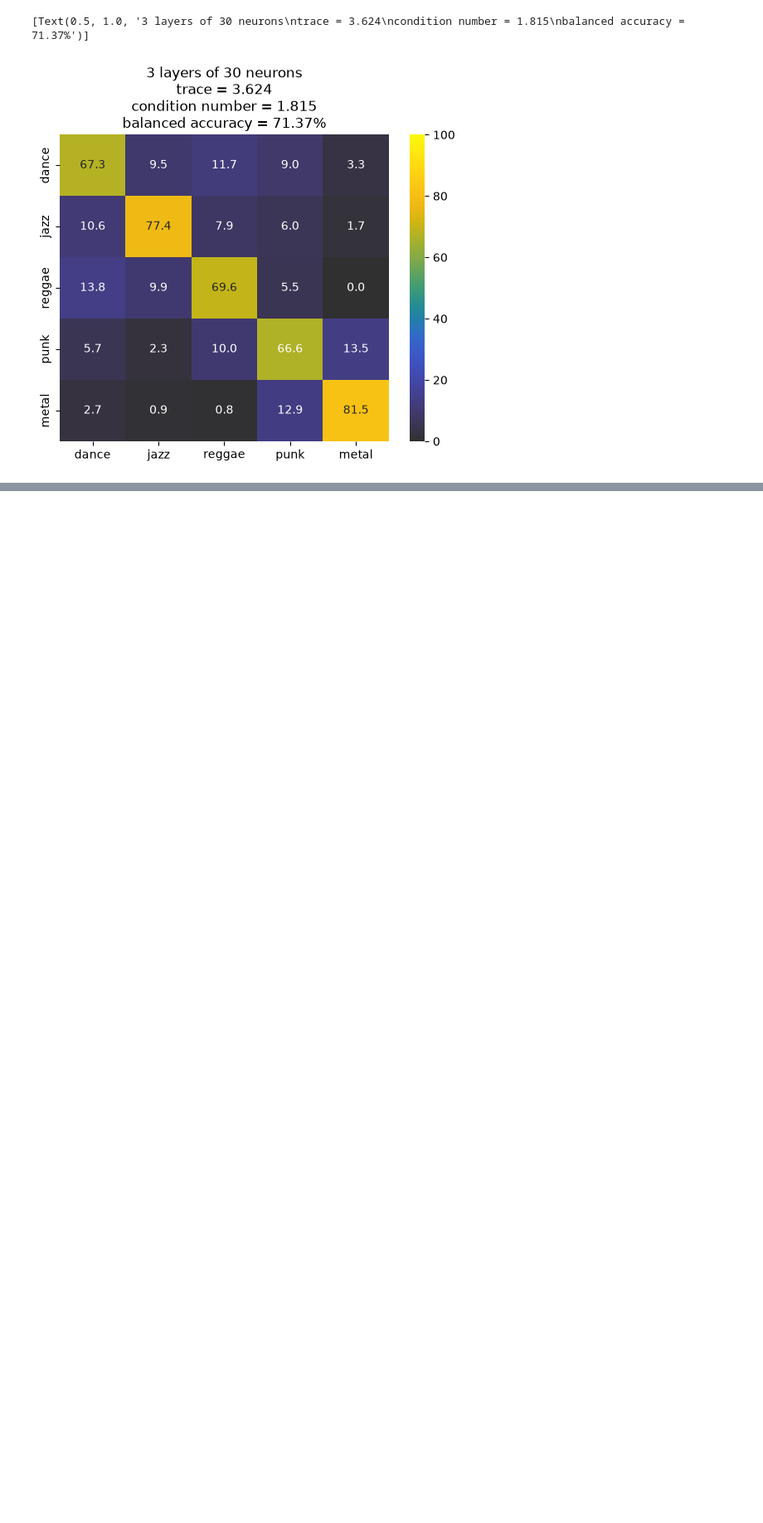
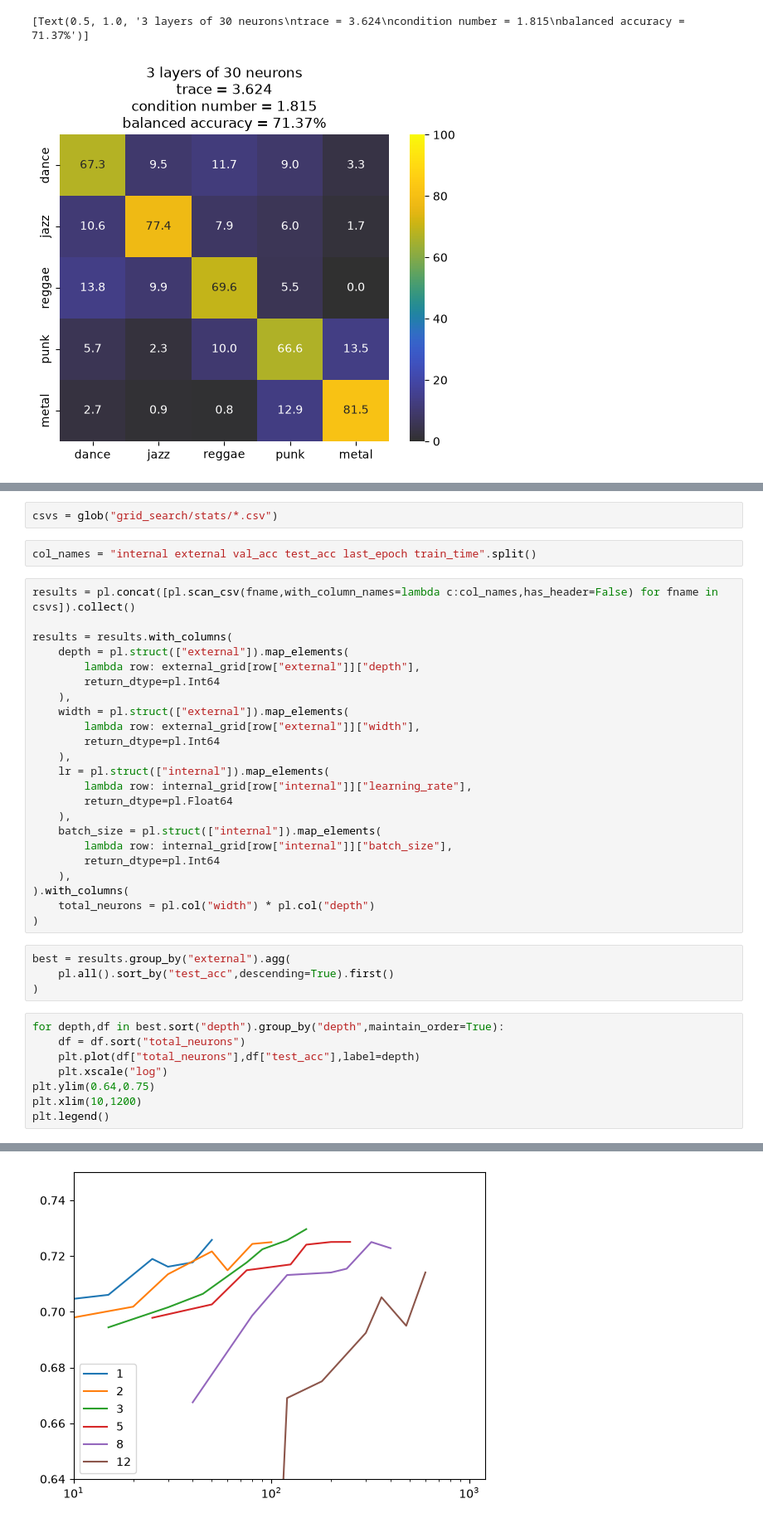
Before and after one commit to DANI2579/ML-2026, a Jupyter notebook: mlp_classifiers/T2.ipynb, the cells around one changed output, grey strips where cells are left out. Shown at 83% size. Saved outputs shown, nothing was run; the diff lists cells and outputs as text; blank space fills up the shorter version.

```diff
--- a/mlp_classifiers/T2.ipynb
+++ b/mlp_classifiers/T2.ipynb
@@ -392,0 +470,40 @@ L2_lambda = 3e-4
+# %%
+csvs = glob("grid_search/stats/*.csv")
+# %%
+col_names = "internal external val_acc test_acc last_epoch train_time".split()
+# %%
+results = pl.concat([pl.scan_csv(fname,with_column_names=lambda c:col_names,has_header=False) for fname in csvs]).collect()
+
+results = results.with_columns(
+    depth = pl.struct(["external"]).map_elements(
+        lambda row: external_grid[row["external"]]["depth"],
+        return_dtype=pl.Int64
+    ),
+    width = pl.struct(["external"]).map_elements(
+        lambda row: external_grid[row["external"]]["width"],
+        return_dtype=pl.Int64
+    ),
+    lr = pl.struct(["internal"]).map_elements(
+        lambda row: internal_grid[row["internal"]]["learning_rate"],
+        return_dtype=pl.Float64
+    ),
+    batch_size = pl.struct(["internal"]).map_elements(
+        lambda row: internal_grid[row["internal"]]["batch_size"],
+        return_dtype=pl.Int64
+    ),
+).with_columns(
+    total_neurons = pl.col("width") * pl.col("depth")
+)
+# %%
+best = results.group_by("external").agg(
+    pl.all().sort_by("test_acc",descending=True).first()
+)
+# %%
+for depth,df in best.sort("depth").group_by("depth",maintain_order=True):
+    df = df.sort("total_neurons")
+    plt.plot(df["total_neurons"],df["test_acc"],label=depth)
+    plt.xscale("log")
+plt.ylim(0.64,0.75)
+plt.xlim(10,1200)
+plt.legend()
+# %% [output]
@@ -392,0 +511 @@ L2_lambda = 3e-4
+[figure, added]
```
Also changed, not shown: parts of 32 cells of this notebook.
